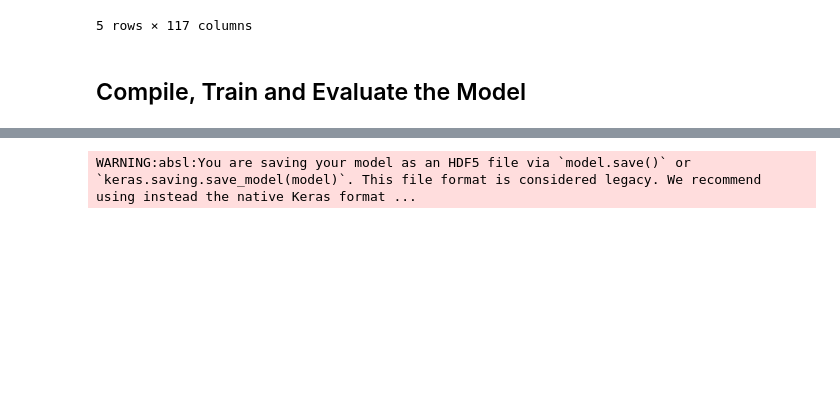
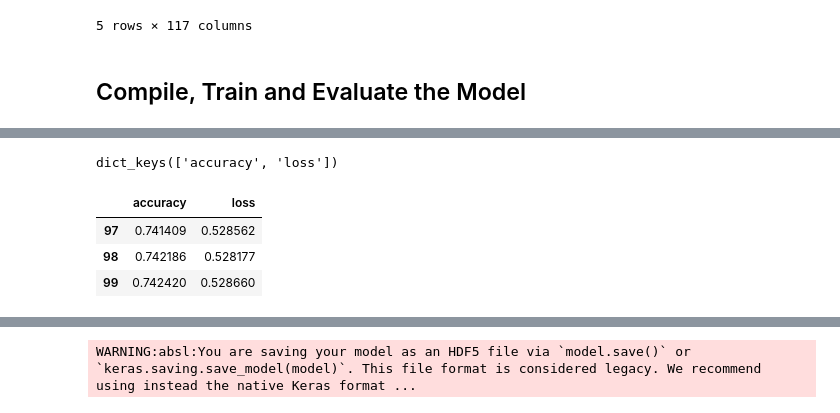
Before and after one commit to tiyafrancy/deep-learning-challenge, a Jupyter notebook: AlphabetSoupCharity.ipynb, the cells around one changed output, grey strips where cells are left out. Cells and saved outputs as stored; diff of their text form; code cells hidden in the pictures; blank space fills up the shorter version.

```diff
--- a/AlphabetSoupCharity.ipynb
+++ b/AlphabetSoupCharity.ipynb
@@ -251,0 +252,4 @@ Epoch 100/100
+# %%
+model_fitted.history.keys()
+# %% [output]
+dict_keys(['accuracy', 'loss'])
@@ -251,0 +258,7 @@ Epoch 100/100
+# %%
+model_fitted_df.tail(3)
+# %% [output]
+|  | accuracy | loss |
+| 97 | 0.741409 | 0.528562 |
+| 98 | 0.742186 | 0.528177 |
+| 99 | 0.742420 | 0.528660 |
```
Also changed, not shown: parts of 7 cells of this notebook, 4 other files.
